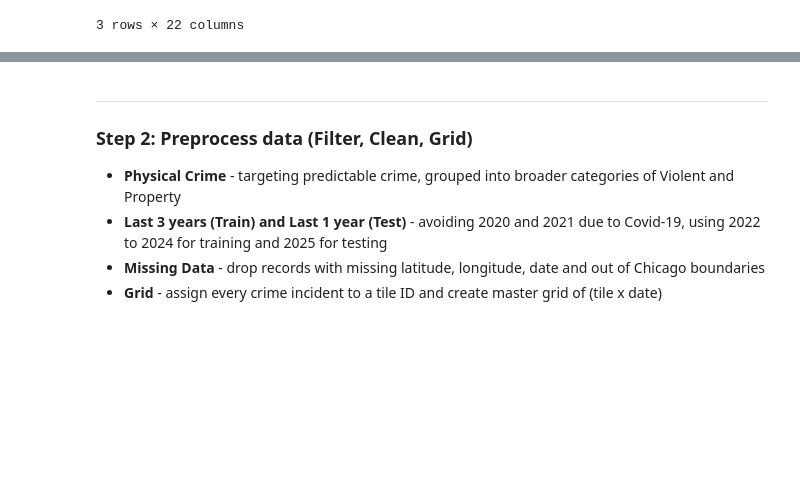
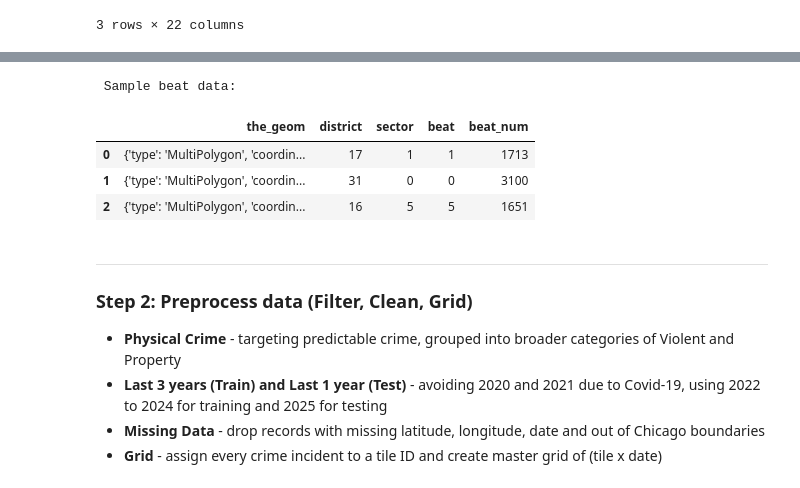
Before and after one commit to e1548423/Team23_IT5006_Predictive_Policing_AY2526Sem2, a Jupyter notebook: ML/Model/Crime_Prediction_Training.ipynb, the cells around one changed output, grey strips where cells are left out. Drawn from its saved outputs; the diff is of its cells as text; code cells hidden in the pictures; blank space fills up the shorter version.

Commit message:
Added preview for beats_df

```diff
--- a/ML/Model/Crime_Prediction_Training.ipynb
+++ b/ML/Model/Crime_Prediction_Training.ipynb
@@ -161,6 +161,16 @@ community_df.head(3)
 | 0 | MULTIPOLYGON (((-87.6545559002510... | 1 | ROGERS PARK | 1 | 51.259.902,4506 | 34.052,3975757 |
 | 1 | MULTIPOLYGON (((-87.6846530946559... | 2 | WEST RIDGE | 2 | 98.429.094,8621 | 43.020,6894583 |
 | 2 | MULTIPOLYGON (((-87.6410243021329... | 3 | UPTOWN | 3 | 65.095.642,7289 | 46.972,7945549 |
+# %%
+# Preview the data
+print("\n Sample beat data:")
+beats_df.head(3)
+# %% [output]
+ Sample beat data:
+|  | the_geom | district | sector | beat | beat_num |
+| 0 | {'type': 'MultiPolygon', 'coordin... | 17 | 1 | 1 | 1713 |
+| 1 | {'type': 'MultiPolygon', 'coordin... | 31 | 0 | 0 | 3100 |
+| 2 | {'type': 'MultiPolygon', 'coordin... | 16 | 5 | 5 | 1651 |
 # %% [markdown]
 ---
 ### Step 2: Preprocess data (Filter, Clean, Grid)
```
